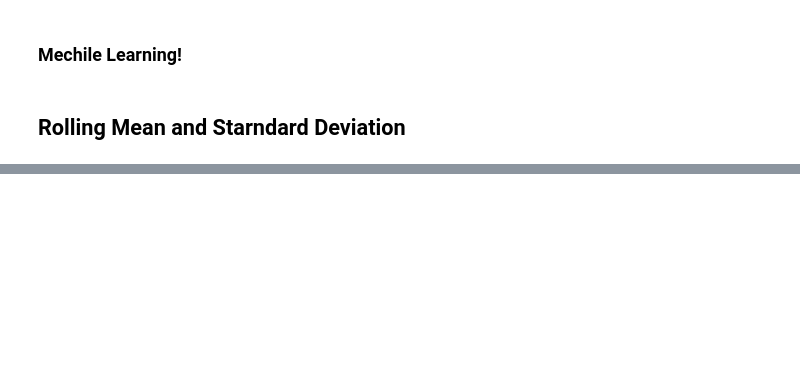
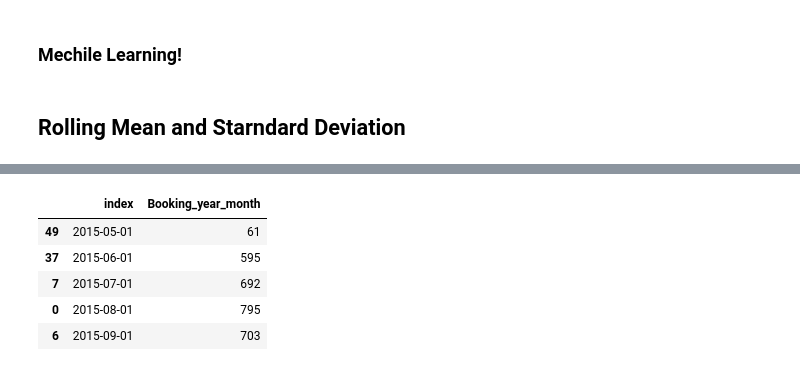
Before and after one commit to cynthiahuallanca/Miami_Crime_2019, a Jupyter notebook: Cleaning (Transform Process).ipynb, the cells around one changed output, grey strips where cells are left out. Saved outputs shown, nothing was run; the diff lists cells and outputs as text; code cells hidden in the pictures; blank space fills up the shorter version.

```diff
--- a/Cleaning (Transform Process).ipynb
+++ b/Cleaning (Transform Process).ipynb
@@ -916,5 +1134,13 @@ ts.head()
 # %%
-ts = ts.sort_values("index",ascending=True).head()
+ts = ts.sort_values("index",ascending=True)
+ts.head()
+# %% [output]
+|  | index | Booking_year_month |
+| 49 | 2015-05-01 | 61 |
+| 37 | 2015-06-01 | 595 |
+| 7 | 2015-07-01 | 692 |
+| 0 | 2015-08-01 | 795 |
+| 6 | 2015-09-01 | 703 |
 # %%
 ts.dtypes
 # %% [output]
```
Also changed, not shown: parts of 36 cells of this notebook, 9 other files.
